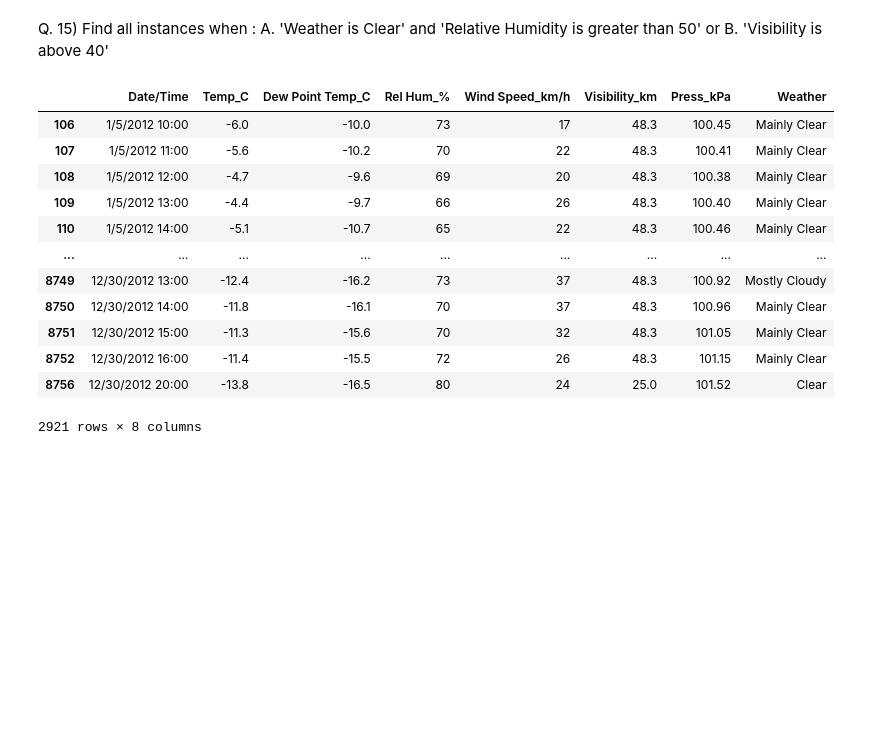
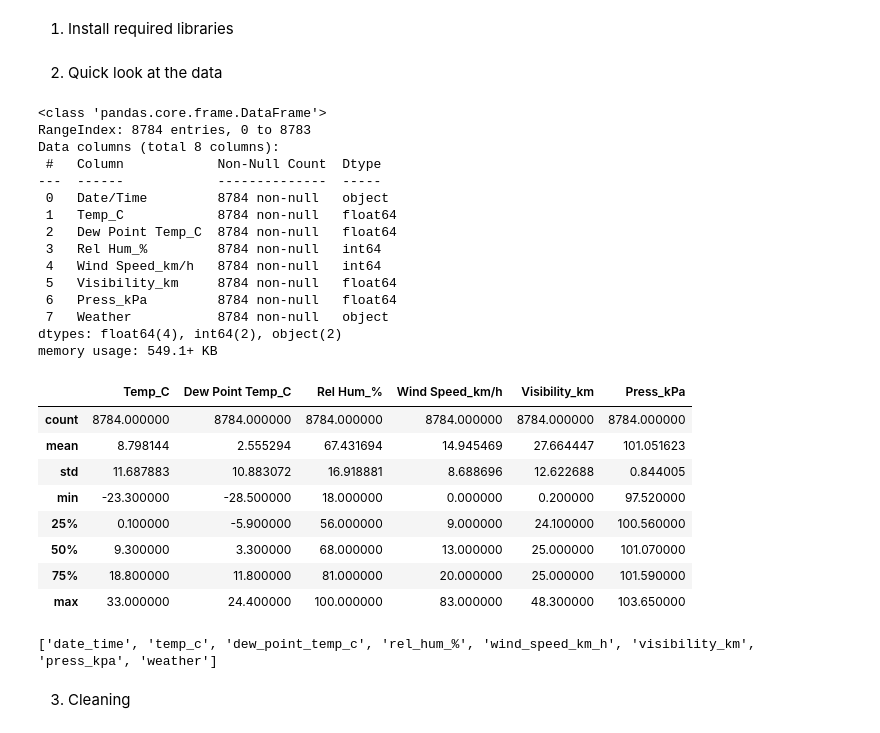
Before and after one commit to SayaliNimbalkarr/beginner-data-analysis-project, a Jupyter notebook: Project 1 - Weather/project 1 - weather.ipynb, the cells around one changed output. Drawn from its saved outputs; the diff is of its cells as text; code cells hidden in the pictures; blank space fills up the shorter version.

```diff
--- a/Project 1 - Weather/project 1 - weather.ipynb
+++ b/Project 1 - Weather/project 1 - weather.ipynb
@@ -443,21 +1,2 @@ data[(data['Weather'] == 'Clear') | (data['Visibility_km'] > 40)]
-# %% [markdown]
-Q. 15) Find all instances when :
-A. 'Weather is Clear' and 'Relative Humidity is greater than 50'
-or
-B. 'Visibility is above 40'
-# %%
-data[(data['Weather'] == 'Clear') & (data['Rel Hum_%'] > 50) | (data['Visibility_km'] > 40)]
-# %% [output]
-|  | Date/Time | Temp_C | Dew Point Temp_C | Rel Hum_% | Wind Speed_km/h | Visibility_km | Press_kPa | Weather |
-| 106 | 1/5/2012 10:00 | -6.0 | -10.0 | 73 | 17 | 48.3 | 100.45 | Mainly Clear |
-| 107 | 1/5/2012 11:00 | -5.6 | -10.2 | 70 | 22 | 48.3 | 100.41 | Mainly Clear |
-| 108 | 1/5/2012 12:00 | -4.7 | -9.6 | 69 | 20 | 48.3 | 100.38 | Mainly Clear |
-| 109 | 1/5/2012 13:00 | -4.4 | -9.7 | 66 | 26 | 48.3 | 100.40 | Mainly Clear |
-| 110 | 1/5/2012 14:00 | -5.1 | -10.7 | 65 | 22 | 48.3 | 100.46 | Mainly Clear |
-| ... | ... | ... | ... | ... | ... | ... | ... | ... |
-| 8749 | 12/30/2012 13:00 | -12.4 | -16.2 | 73 | 37 | 48.3 | 100.92 | Mostly Cloudy |
-| 8750 | 12/30/2012 14:00 | -11.8 | -16.1 | 70 | 37 | 48.3 | 100.96 | Mainly Clear |
-| 8751 | 12/30/2012 15:00 | -11.3 | -15.6 | 70 | 32 | 48.3 | 101.05 | Mainly Clear |
-| 8752 | 12/30/2012 16:00 | -11.4 | -15.5 | 72 | 26 | 48.3 | 101.15 | Mainly Clear |
-| 8756 | 12/30/2012 20:00 | -13.8 | -16.5 | 80 | 24 | 25.0 | 101.52 | Clear |
-2921 rows × 8 columns
+# %% [markdown]
+1. Install required libraries
@@ -463,0 +7,45 @@ data[(data['Weather'] == 'Clear') & (data['Rel Hum_%'] > 50) | (data['Visibility
+# %% [markdown]
+2. Quick look at the data
+# %%
+df = pd.read_csv("weather.csv")
+df.info()
+df.head()
+df.describe()
+# %% [output]
+<class 'pandas.core.frame.DataFrame'>
+RangeIndex: 8784 entries, 0 to 8783
+Data columns (total 8 columns):
+ #   Column            Non-Null Count  Dtype
+---  ------            --------------  -----
+ 0   Date/Time         8784 non-null   object
+ 1   Temp_C            8784 non-null   float64
+ 2   Dew Point Temp_C  8784 non-null   float64
+ 3   Rel Hum_%         8784 non-null   int64
+ 4   Wind Speed_km/h   8784 non-null   int64
+ 5   Visibility_km     8784 non-null   float64
+ 6   Press_kPa         8784 non-null   float64
+ 7   Weather           8784 non-null   object
+dtypes: float64(4), int64(2), object(2)
+memory usage: 549.1+ KB
+|  | Temp_C | Dew Point Temp_C | Rel Hum_% | Wind Speed_km/h | Visibility_km | Press_kPa |
+| count | 8784.000000 | 8784.000000 | 8784.000000 | 8784.000000 | 8784.000000 | 8784.000000 |
+| mean | 8.798144 | 2.555294 | 67.431694 | 14.945469 | 27.664447 | 101.051623 |
+| std | 11.687883 | 10.883072 | 16.918881 | 8.688696 | 12.622688 | 0.844005 |
+| min | -23.300000 | -28.500000 | 18.000000 | 0.000000 | 0.200000 | 97.520000 |
+| 25% | 0.100000 | -5.900000 | 56.000000 | 9.000000 | 24.100000 | 100.560000 |
+| 50% | 9.300000 | 3.300000 | 68.000000 | 13.000000 | 25.000000 | 101.070000 |
+| 75% | 18.800000 | 11.800000 | 81.000000 | 20.000000 | 25.000000 | 101.590000 |
+| max | 33.000000 | 24.400000 | 100.000000 | 83.000000 | 48.300000 | 103.650000 |
+# %%
+# Normalize column names for easier use
+df.columns = (df.columns
+              .str.strip()
+              .str.lower()
+              .str.replace(' ', '_')
+              .str.replace('/', '_'))
+
+print(df.columns.tolist())
+# %% [output]
+['date_time', 'temp_c', 'dew_point_temp_c', 'rel_hum_%', 'wind_speed_km_h', 'visibility_km', 'press_kpa', 'weather']
+# %% [markdown]
+3. Cleaning
```
Also changed, not shown: parts of 56 cells of this notebook, 1 other file.
